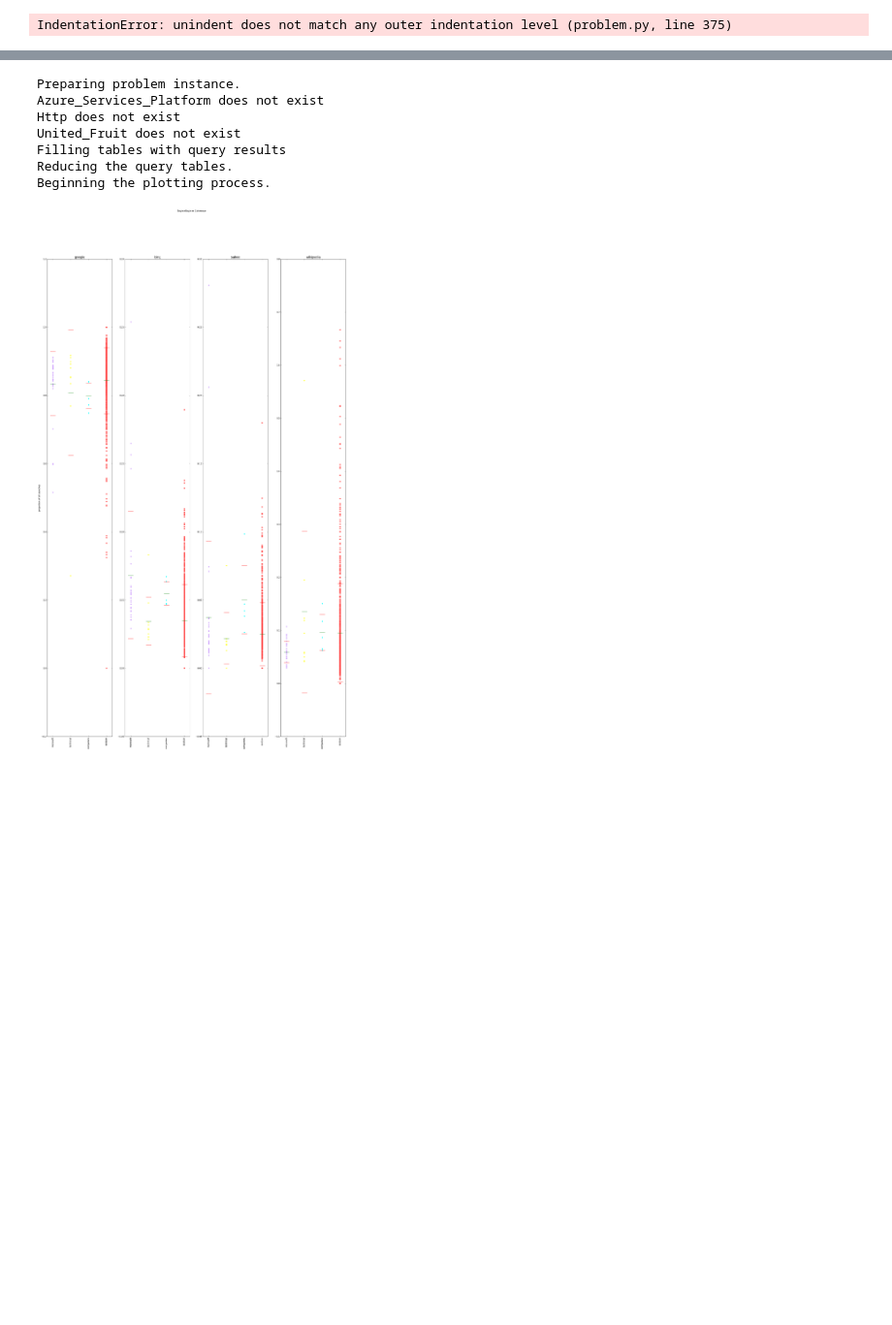
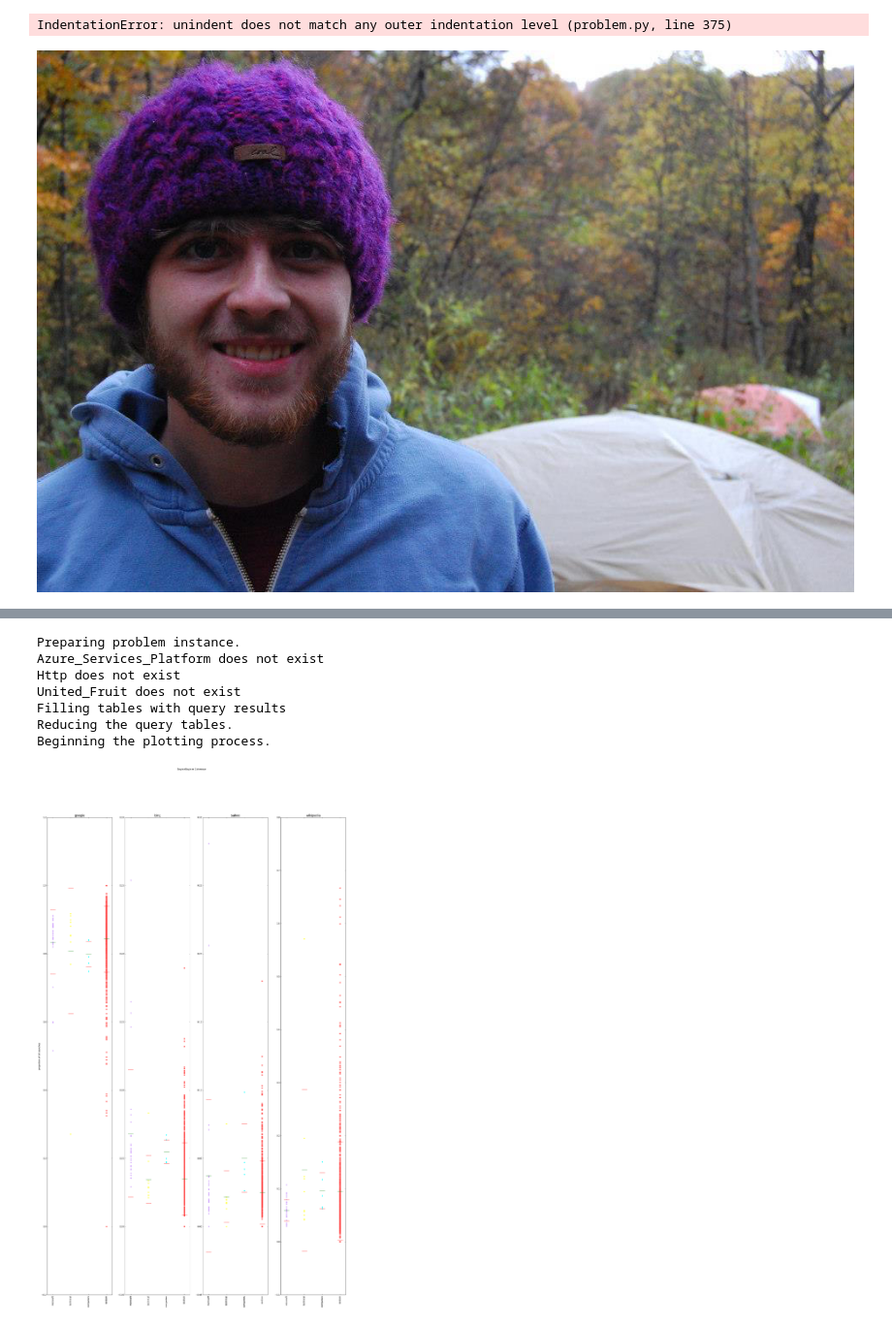
Before and after one commit to seewalker/wikipedia_analytics, a Jupyter notebook: experiments.ipynb, the cells around one changed output, grey strips where cells are left out. Shown at 97% size. Saved outputs shown, nothing was run; the diff lists cells and outputs as text; code cells hidden in the pictures; blank space fills up the shorter version.

```diff
--- a/experiments.ipynb
+++ b/experiments.ipynb
@@ -6,0 +9,4 @@ IndentationError: unindent does not match any outer indentation level (problem.p
+# %%
+Image("/Users/shalom/Downloads/alex.png")
+# %% [output]
+[figure, added]
```
Also changed, not shown: parts of 3 cells of this notebook.
